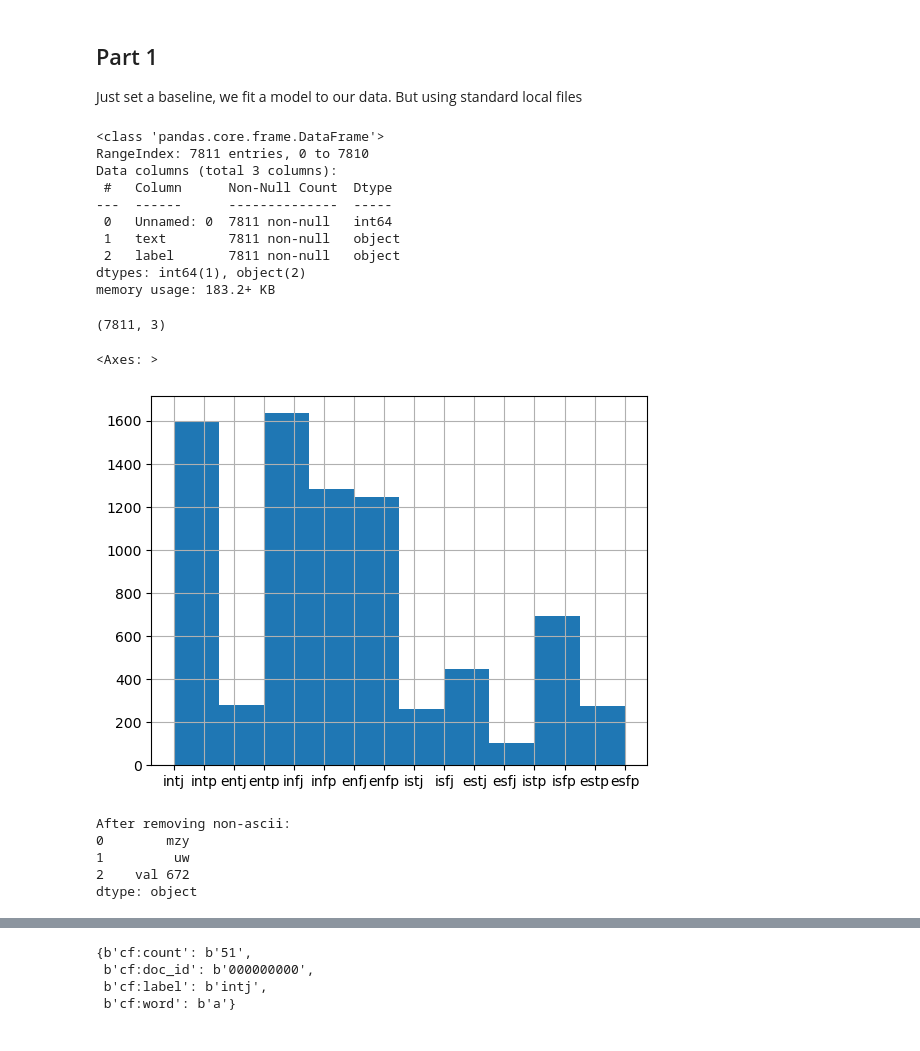
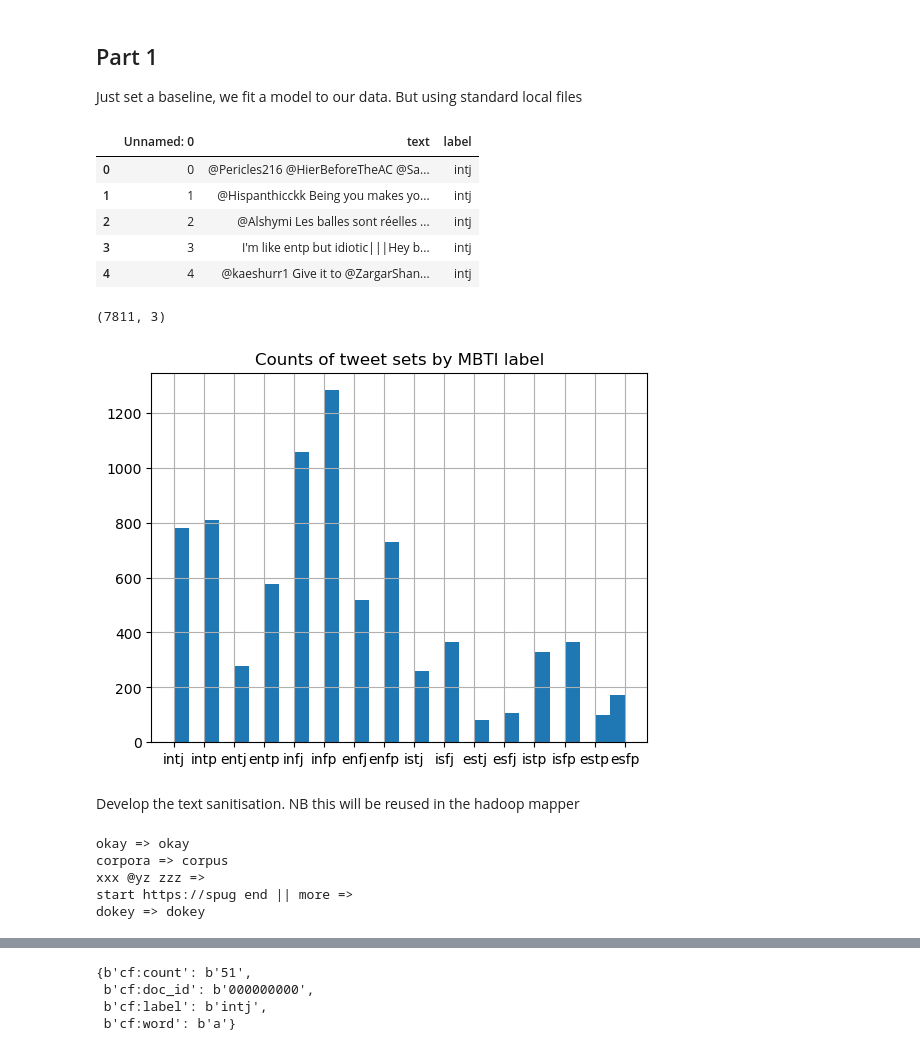
Before and after one commit to johncattanach/BigDataCA, a Jupyter notebook: twitter-mbti-eda2.ipynb, the cells around one changed output, grey strips where cells are left out. Saved outputs shown, nothing was run; the diff lists cells and outputs as text; code cells hidden in the pictures.

Commit message:
done.  time to update CA and stop fiddling

```diff
--- a/twitter-mbti-eda2.ipynb
+++ b/twitter-mbti-eda2.ipynb
@@ -11,33 +11,52 @@ import pandas as pd
 # %%
 df=pd.read_csv('twitter_MBTI.csv')
-df.info()
+df.head()
 # %% [output]
-<class 'pandas.core.frame.DataFrame'>
-RangeIndex: 7811 entries, 0 to 7810
-Data columns (total 3 columns):
- #   Column      Non-Null Count  Dtype
----  ------      --------------  -----
- 0   Unnamed: 0  7811 non-null   int64
- 1   text        7811 non-null   object
- 2   label       7811 non-null   object
-dtypes: int64(1), object(2)
-memory usage: 183.2+ KB
+|  | Unnamed: 0 | text | label |
+| 0 | 0 | @Pericles216 @HierBeforeTheAC @Sa... | intj |
+| 1 | 1 | @Hispanthicckk Being you makes yo... | intj |
+| 2 | 2 | @Alshymi Les balles sont réelles ... | intj |
+| 3 | 3 | I'm like entp but idiotic|||Hey b... | intj |
+| 4 | 4 | @kaeshurr1 Give it to @ZargarShan... | intj |
 # %%
 print(df.shape)
-df.label.hist()
+df.label.hist(bins=30);
+plt.title('Counts of tweet sets by MBTI label');
 # %% [output]
 (7811, 3)
-<Axes: >
-[figure, old version]
+[figure, new version]
-# %%
-f = pd.Series(['m©ª«zy', '¤¥uw', 'ÆÇval 672'])
-d= f.str.encode('ascii', 'ignore').str.decode('ascii')
-print("After removing non-ascii:")
-print(d)
-# %% [output]
-After removing non-ascii:
-0        mzy
-1         uw
-2    val 672
-dtype: object
+# %% [markdown]
+Develop the text sanitisation.
+NB this will be reused in the hadoop mapper
+# %%
+import re
+from nltk.stem import WordNetLemmatizer
+# do these one time
+#import nltk
+#nltk.download('wordnet')
+#nltk.download('omw-1.4')
+
+lemmatizer = WordNetLemmatizer()
+
+def validword(s):
+    if s.isascii():  # ignore emtocicon and non-english text
+        # ignore url/handle/3 or more key mashing
+        if re.match(r'^http|^@|(.)\1{2,}',s):
+            return ''
+        # only allow letters
+        elif re.match(r'^[a-zA-Z]*$',s):
+            return lemmatizer.lemmatize(s.lower())
+        else:
+            return ''
+    else:
+        return ''
+test=pd.Series(['okay','corpora','xxx @yz zzz','start https://spug end ||| more','dokey'])
+for w in test:
+    print(w,'=>',validword(w))
+# %% [output]
+okay => okay
+corpora => corpus
+xxx @yz zzz =>
+start https://spug end || more =>
+dokey => dokey
 # %%
```
Also changed, not shown: parts of 27 cells of this notebook, 3 other files.
